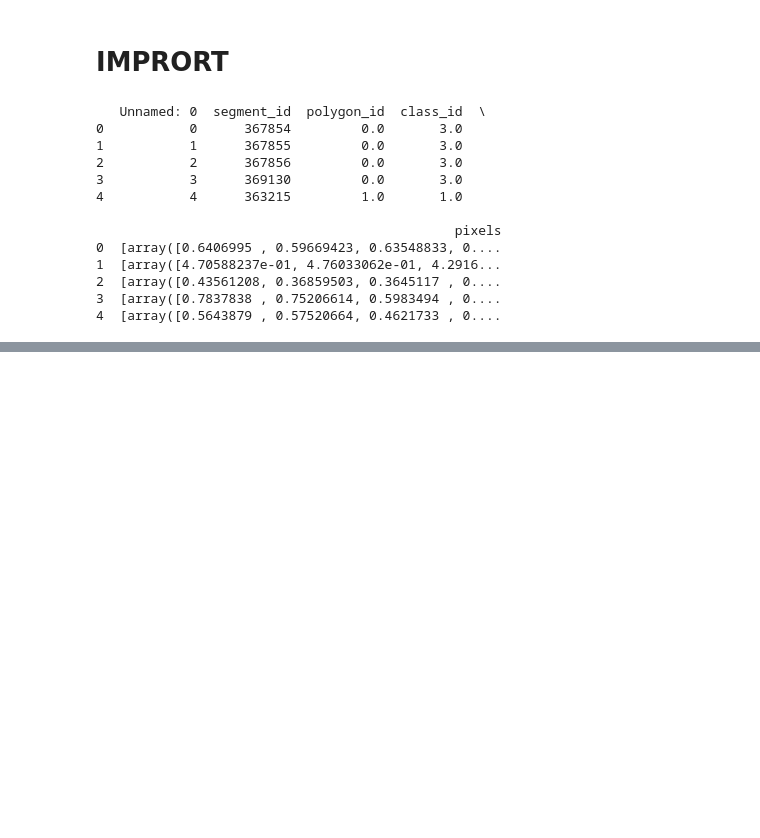
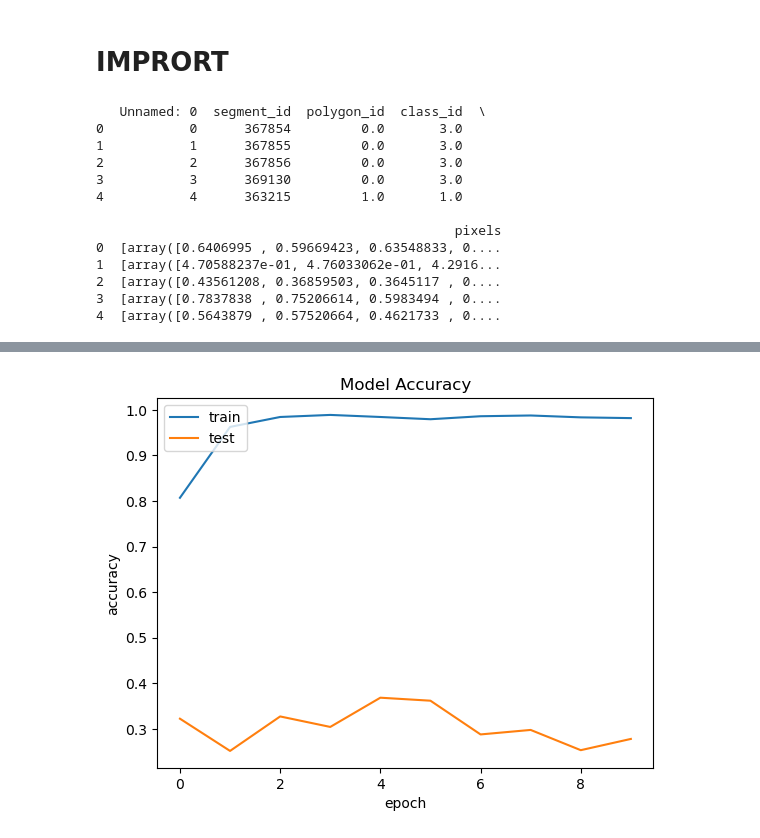
Before and after one commit to ExplAInability-TASSEL/ExplAInability-P5A, a Jupyter notebook: main.ipynb, the cells around one changed output, grey strips where cells are left out. Drawn from its saved outputs; the diff is of its cells as text; code cells hidden in the pictures; blank space fills up the shorter version.

Commit message:
training test

```diff
--- a/main.ipynb
+++ b/main.ipynb
@@ -172,0 +100,18 @@ clusters shape: (3039, 2, 73, 10)
+# %%
+clusters = np.array(clustered_data)
+print("clusters shape:", clusters.shape)
+labels = np.array(df['class_id'])- 1
+
+from sklearn.model_selection import train_test_split
+from keras.utils import to_categorical
+
+# Split the data into training and testing sets, with stratification
+train_data, test_data, train_labels, test_labels = train_test_split(
+    clusters, labels, test_size=0.2, random_state=42, stratify=labels # I stratified the data to have the same distribution of classes
+)
+train_labels = to_categorical(train_labels)
+test_labels = to_categorical(test_labels)
+print("train_data shape:", train_data.shape)
+print("train_labels shape:", train_labels.shape)
+#print hte different possible labels
+print("labels:", np.unique(labels))
@@ -172,0 +147,13 @@ clusters shape: (3039, 2, 73, 10)
+# %%
+from keras.optimizers.legacy import Adam as Adam_legacy
+
+
+model = Custom_Model()
+model.compile(optimizer='Adam', loss='categorical_crossentropy', metrics=['accuracy'])
+model.summary()
+lr = 0.001
+
+model = Custom_Model()
+optimizer = Adam_legacy(learning_rate=lr)
+model.compile(optimizer=optimizer, loss='categorical_crossentropy', metrics=['accuracy'])
+history = model.fit(train_data, train_labels, epochs=10, batch_size=64, validation_data=(test_data, test_labels))
@@ -172,0 +202,11 @@ clusters shape: (3039, 2, 73, 10)
+# %%
+import matplotlib.pyplot as plt
+plt.plot(history.history['accuracy'])
+plt.plot(history.history['val_accuracy'])
+plt.title('Model Accuracy')
+plt.ylabel('accuracy')
+plt.xlabel('epoch')
+plt.legend(['train', 'test'], loc='upper left')
+plt.show()
+# %% [output]
+[figure, added]
```
Also changed, not shown: parts of 18 cells of this notebook.
